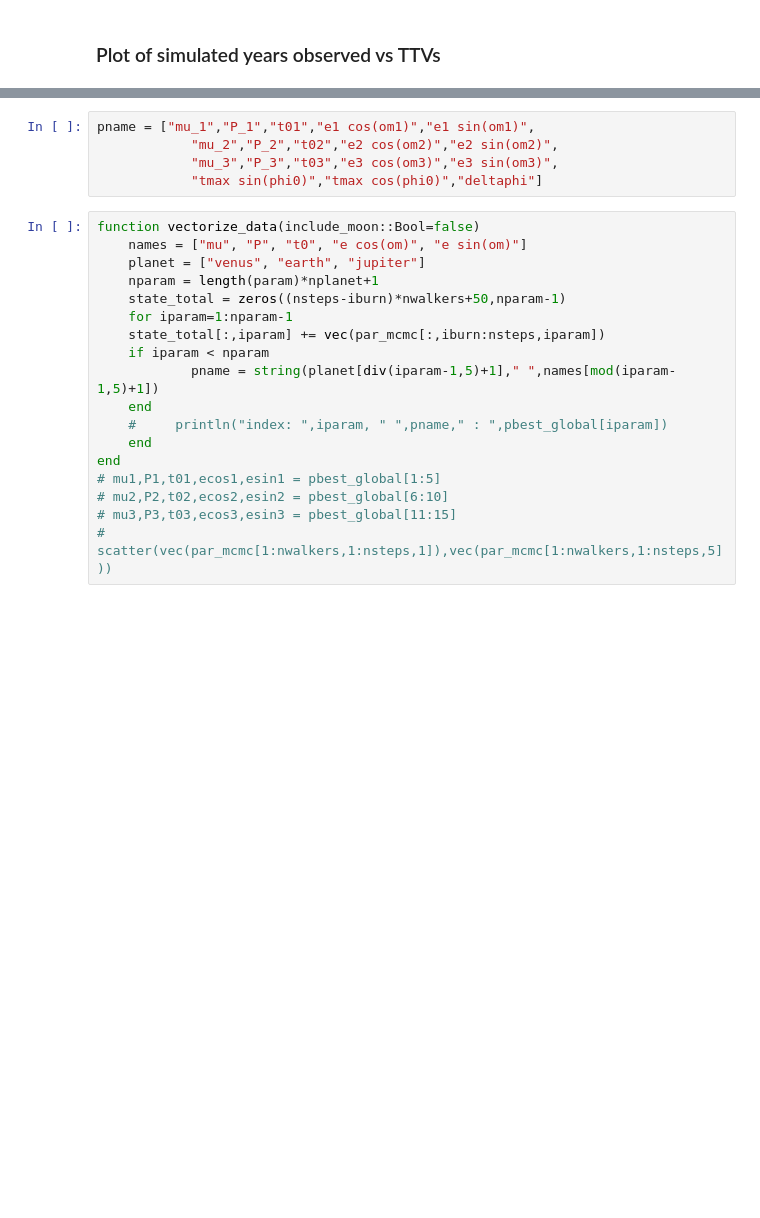
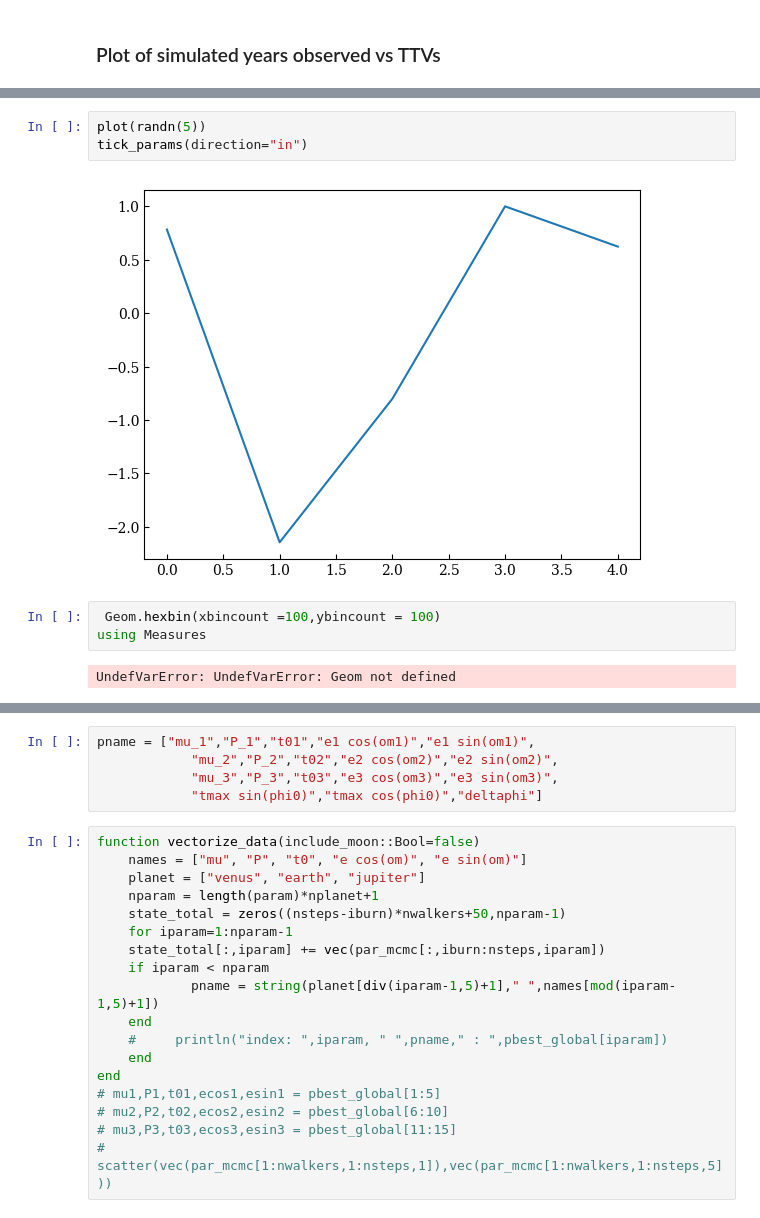
Before and after one commit to bmlindor/ttv_ss, a Jupyter notebook: work.ipynb, the cells around one changed output, grey strips where cells are left out. Cells and saved outputs as stored; diff of their text form; blank space fills up the shorter version.

```diff
--- a/work.ipynb
+++ b/work.ipynb
@@ -136,0 +80,10 @@ Remember to load appropriate files!!!
+# %%
+plot(randn(5))
+tick_params(direction="in")
+# %% [output]
+[figure, added]
+# %%
+ Geom.hexbin(xbincount =100,ybincount = 100)
+using Measures
+# %% [output]
+UndefVarError: UndefVarError: Geom not defined
```
Also changed, not shown: parts of 12 cells of this notebook, 1 other file.
